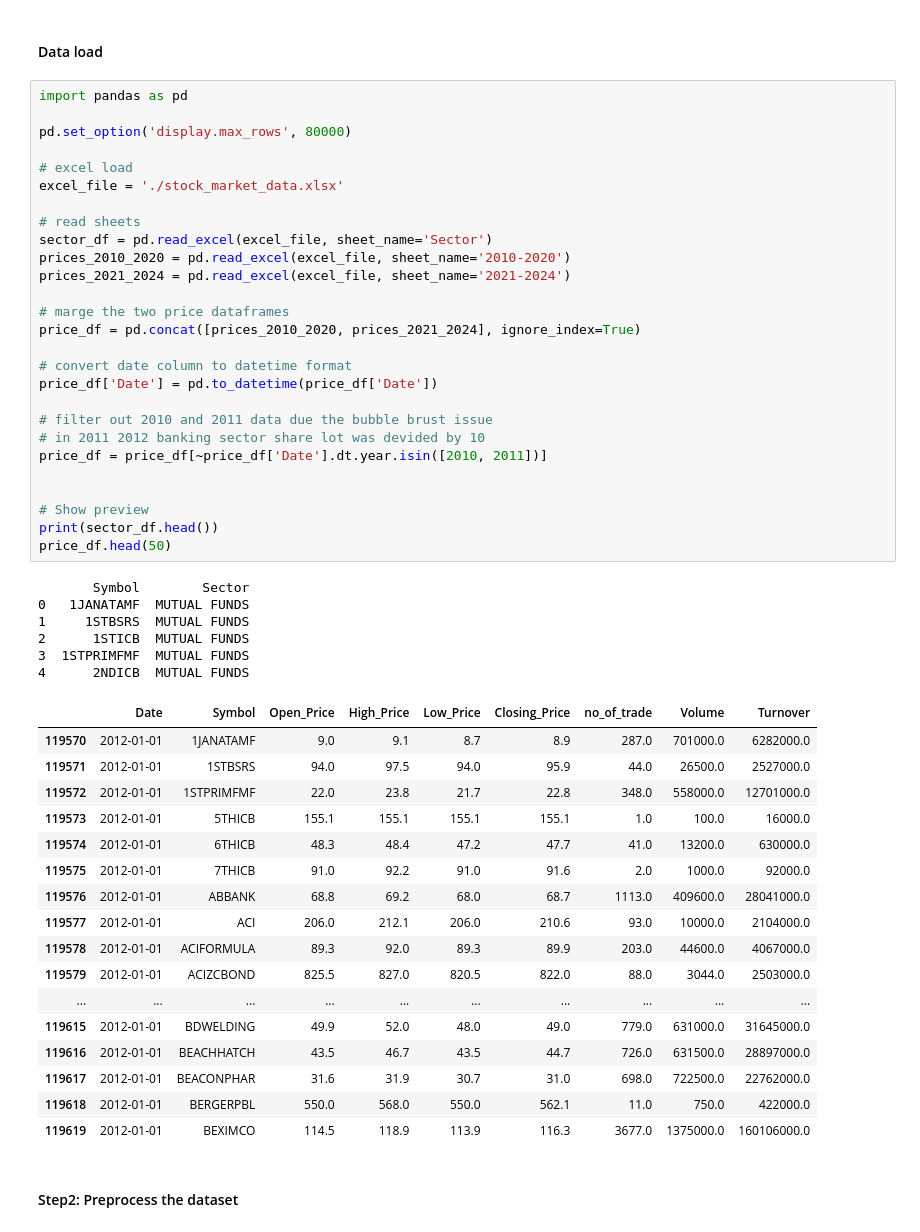
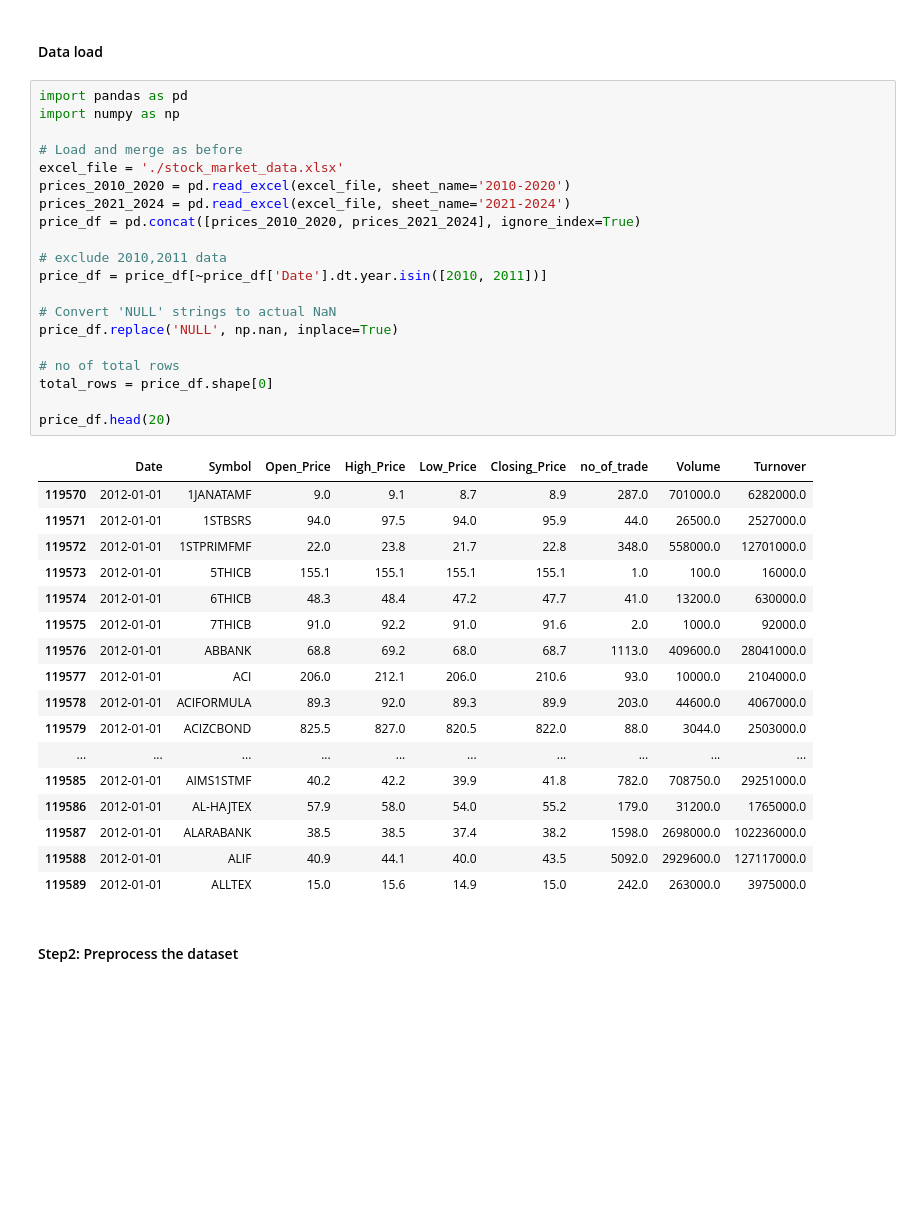
Before and after one commit to AsifZaman777/Stock-market-manipulation-detector, a Jupyter notebook: smmd.ipynb, the cells around one changed output. Drawn from its saved outputs; the diff is of its cells as text; blank space fills up the shorter version.

```diff
--- a/smmd.ipynb
+++ b/smmd.ipynb
@@ -2,55 +2,42 @@
 #### Data load
 # %%
 import pandas as pd
+import numpy as np
 
-pd.set_option('display.max_rows', 80000)
-
-# excel load
+# Load and merge as before
 excel_file = './stock_market_data.xlsx'
-
-# read sheets
-sector_df = pd.read_excel(excel_file, sheet_name='Sector')
 prices_2010_2020 = pd.read_excel(excel_file, sheet_name='2010-2020')
 prices_2021_2024 = pd.read_excel(excel_file, sheet_name='2021-2024')
-
-# marge the two price dataframes
 price_df = pd.concat([prices_2010_2020, prices_2021_2024], ignore_index=True)
 
-# convert date column to datetime format
-price_df['Date'] = pd.to_datetime(price_df['Date'])
-
-# filter out 2010 and 2011 data due the bubble brust issue
-# in 2011 2012 banking sector share lot was devided by 10
+# exclude 2010,2011 data
 price_df = price_df[~price_df['Date'].dt.year.isin([2010, 2011])]
 
+# Convert 'NULL' strings to actual NaN
+price_df.replace('NULL', np.nan, inplace=True)
 
-# Show preview
-print(sector_df.head())
-price_df.head(50)
+# no of total rows
+total_rows = price_df.shape[0]
+
+price_df.head(20)
 # %% [output]
-       Symbol        Sector
-0   1JANATAMF  MUTUAL FUNDS
-1     1STBSRS  MUTUAL FUNDS
-2      1STICB  MUTUAL FUNDS
-3  1STPRIMFMF  MUTUAL FUNDS
-4      2NDICB  MUTUAL FUNDS
 |  | Date | Symbol | Open_Price | High_Price | Low_Price | Closing_Price | no_of_trade | Volume | Turnover |
 | 119570 | 2012-01-01 | 1JANATAMF | 9.0 | 9.1 | 8.7 | 8.9 | 287.0 | 701000.0 | 6282000.0 |
 | 119571 | 2012-01-01 | 1STBSRS | 94.0 | 97.5 | 94.0 | 95.9 | 44.0 | 26500.0 | 2527000.0 |
 | 119572 | 2012-01-01 | 1STPRIMFMF | 22.0 | 23.8 | 21.7 | 22.8 | 348.0 | 558000.0 | 12701000.0 |
 | 119573 | 2012-01-01 | 5THICB | 155.1 | 155.1 | 155.1 | 155.1 | 1.0 | 100.0 | 16000.0 |
 | 119574 | 2012-01-01 | 6THICB | 48.3 | 48.4 | 47.2 | 47.7 | 41.0 | 13200.0 | 630000.0 |
 | 119575 | 2012-01-01 | 7THICB | 91.0 | 92.2 | 91.0 | 91.6 | 2.0 | 1000.0 | 92000.0 |
 | 119576 | 2012-01-01 | ABBANK | 68.8 | 69.2 | 68.0 | 68.7 | 1113.0 | 409600.0 | 28041000.0 |
 | 119577 | 2012-01-01 | ACI | 206.0 | 212.1 | 206.0 | 210.6 | 93.0 | 10000.0 | 2104000.0 |
 | 119578 | 2012-01-01 | ACIFORMULA | 89.3 | 92.0 | 89.3 | 89.9 | 203.0 | 44600.0 | 4067000.0 |
 | 119579 | 2012-01-01 | ACIZCBOND | 825.5 | 827.0 | 820.5 | 822.0 | 88.0 | 3044.0 | 2503000.0 |
 | ... | ... | ... | ... | ... | ... | ... | ... | ... | ... |
-| 119615 | 2012-01-01 | BDWELDING | 49.9 | 52.0 | 48.0 | 49.0 | 779.0 | 631000.0 | 31645000.0 |
-| 119616 | 2012-01-01 | BEACHHATCH | 43.5 | 46.7 | 43.5 | 44.7 | 726.0 | 631500.0 | 28897000.0 |
-| 119617 | 2012-01-01 | BEACONPHAR | 31.6 | 31.9 | 30.7 | 31.0 | 698.0 | 722500.0 | 22762000.0 |
-| 119618 | 2012-01-01 | BERGERPBL | 550.0 | 568.0 | 550.0 | 562.1 | 11.0 | 750.0 | 422000.0 |
-| 119619 | 2012-01-01 | BEXIMCO | 114.5 | 118.9 | 113.9 | 116.3 | 3677.0 | 1375000.0 | 160106000.0 |
+| 119585 | 2012-01-01 | AIMS1STMF | 40.2 | 42.2 | 39.9 | 41.8 | 782.0 | 708750.0 | 29251000.0 |
+| 119586 | 2012-01-01 | AL-HAJTEX | 57.9 | 58.0 | 54.0 | 55.2 | 179.0 | 31200.0 | 1765000.0 |
+| 119587 | 2012-01-01 | ALARABANK | 38.5 | 38.5 | 37.4 | 38.2 | 1598.0 | 2698000.0 | 102236000.0 |
+| 119588 | 2012-01-01 | ALIF | 40.9 | 44.1 | 40.0 | 43.5 | 5092.0 | 2929600.0 | 127117000.0 |
+| 119589 | 2012-01-01 | ALLTEX | 15.0 | 15.6 | 14.9 | 15.0 | 242.0 | 263000.0 | 3975000.0 |
 # %% [markdown]
 #### Step2: Preprocess the dataset
 # %%
```
Also changed, not shown: parts of 2 cells of this notebook.
